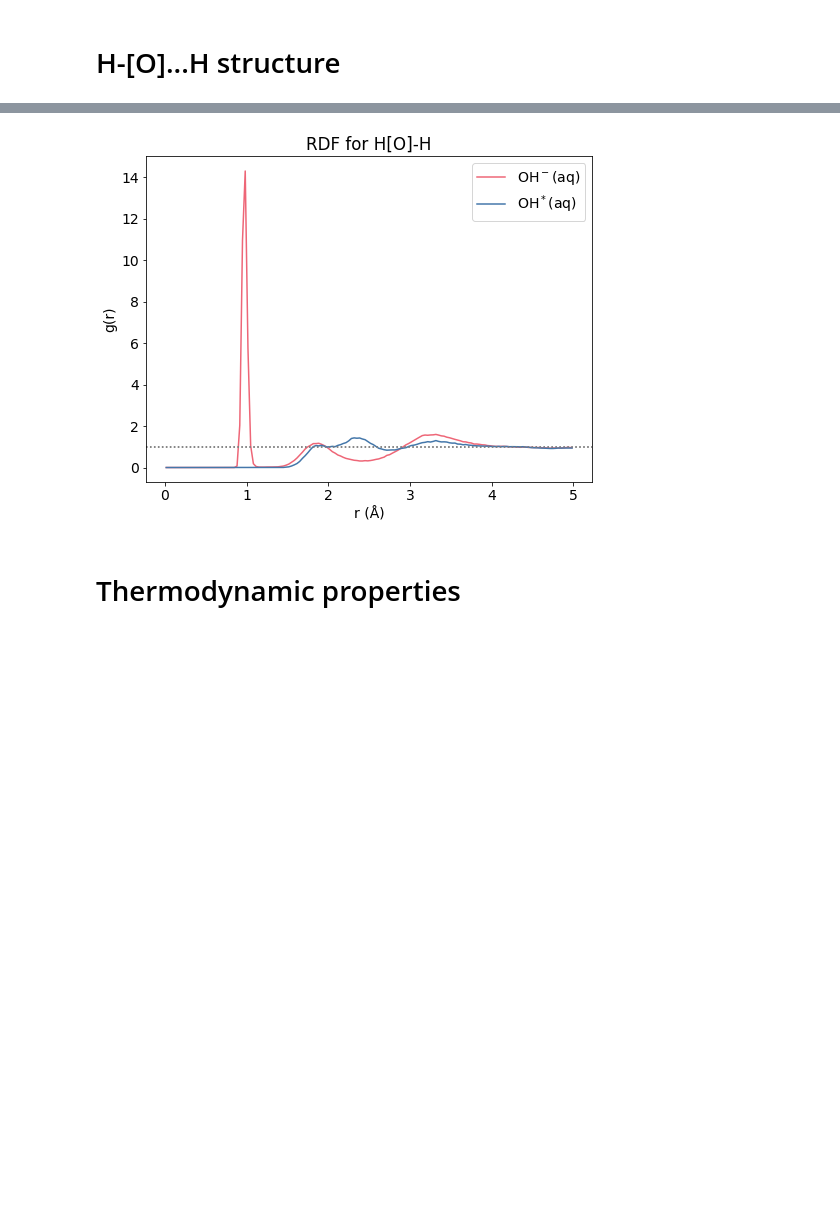
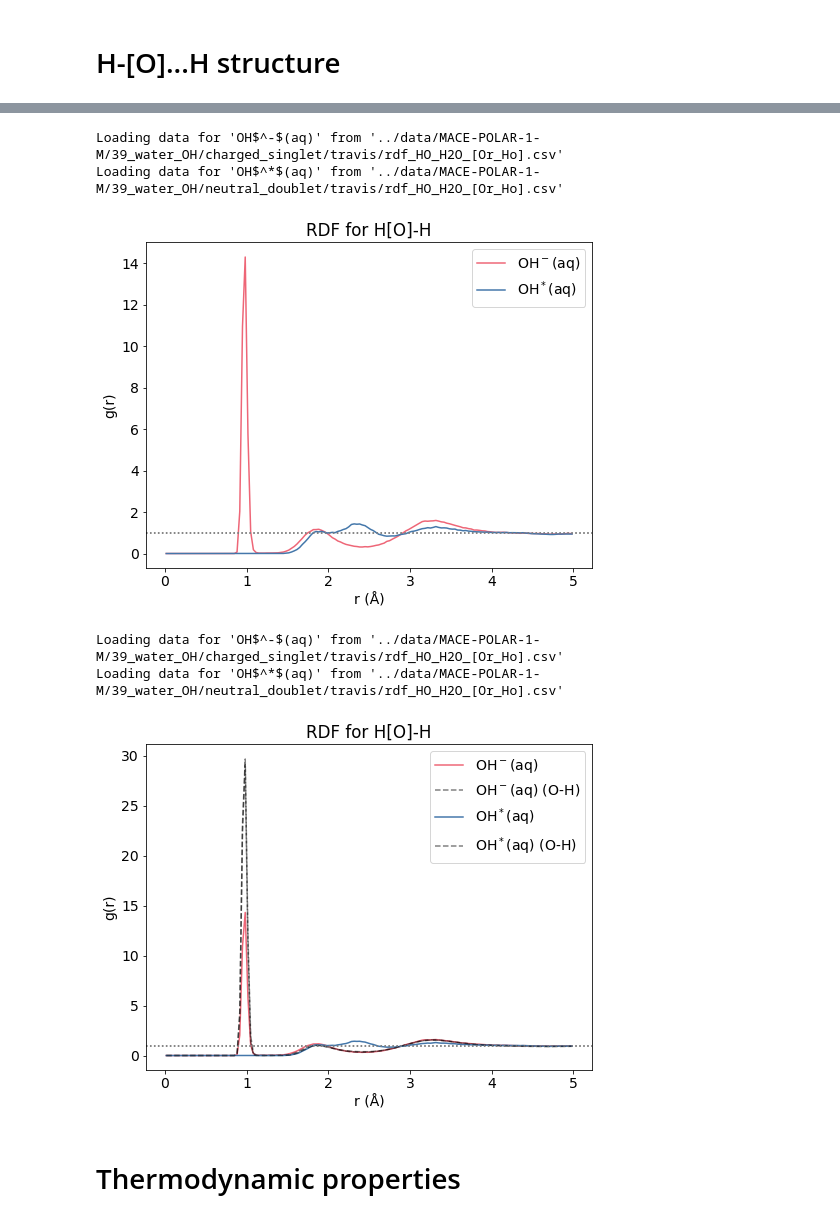
Before and after one commit to viktorsvahn/water, a Jupyter notebook: hydroxyl.ipynb, the cells around one changed output, grey strips where cells are left out. Drawn from its saved outputs; the diff is of its cells as text; code cells hidden in the pictures; blank space fills up the shorter version.

```diff
--- a/hydroxyl.ipynb
+++ b/hydroxyl.ipynb
@@ -43,20 +60,46 @@ Loading data for 'OH$^*$(aq)' from '../data/MACE-POLAR-1-M/39_water_OH/neutral_d
 # %%
+POLAR_HO_H_rdf_data = hf.load_data(POLAR_paths, root_dir=data_path, fname='travis/rdf_HO_H2O_[Or_Ho].csv')
+
 fig, ax = plt.subplots(figsize=(8, 6))
 ax.set_title(f'RDF for H[O]-H')
 for i, key in enumerate(POLAR_HO_H_rdf_data):
     r = POLAR_HO_H_rdf_data[key]['# Distance / pm']/100
     ax.set_xlabel('r (Å)')
     ax.set_ylabel('g(r)')
-   # ax.set_xlim(2, max(r))
 
     ax.plot(r, POLAR_HO_H_rdf_data[key]['  g(r)'], color=colour_map[key], label=key)
+
     rmax = POLAR_HO_H_rdf_data[key]['# Distance / pm'].max()/100
 
     ax.legend()
     ax.axhline(1, 0, rmax, color='gray', linestyle=':')
 plt.show()
 # %% [output]
+Loading data for 'OH$^-$(aq)' from '../data/MACE-POLAR-1-M/39_water_OH/charged_singlet/travis/rdf_HO_H2O_[Or_Ho].csv'
+Loading data for 'OH$^*$(aq)' from '../data/MACE-POLAR-1-M/39_water_OH/neutral_doublet/travis/rdf_HO_H2O_[Or_Ho].csv'
 [figure]
+# %%
+POLAR_HO_H_rdf_data = hf.load_data(POLAR_paths, root_dir=data_path, fname='travis/rdf_HO_H2O_[Or_Ho].csv')
+
+fig, ax = plt.subplots(figsize=(8, 6))
+ax.set_title(f'RDF for H[O]-H')
+for i, key in enumerate(POLAR_HO_H_rdf_data):
+    r = POLAR_HO_H_rdf_data[key]['# Distance / pm']/100
+    ax.set_xlabel('r (Å)')
+    ax.set_ylabel('g(r)')
+
+    ax.plot(r, POLAR_HO_H_rdf_data[key]['  g(r)'], color=colour_map[key], label=key)
+
+    ax.plot(r, POLAR_O_H_rdf_data[key]['  g(r)'], color='black', linestyle='--', alpha = 0.5, label=f'{key} (O-H)')
+    rmax = POLAR_HO_H_rdf_data[key]['# Distance / pm'].max()/100
+
+    ax.legend()
+    ax.axhline(1, 0, rmax, color='gray', linestyle=':')
+plt.show()
+# %% [output]
+Loading data for 'OH$^-$(aq)' from '../data/MACE-POLAR-1-M/39_water_OH/charged_singlet/travis/rdf_HO_H2O_[Or_Ho].csv'
+Loading data for 'OH$^*$(aq)' from '../data/MACE-POLAR-1-M/39_water_OH/neutral_doublet/travis/rdf_HO_H2O_[Or_Ho].csv'
+[figure, added]
 # %% [markdown]
 # Thermodynamic properties
 # %% [markdown]
```
Also changed, not shown: parts of 3 cells of this notebook.
